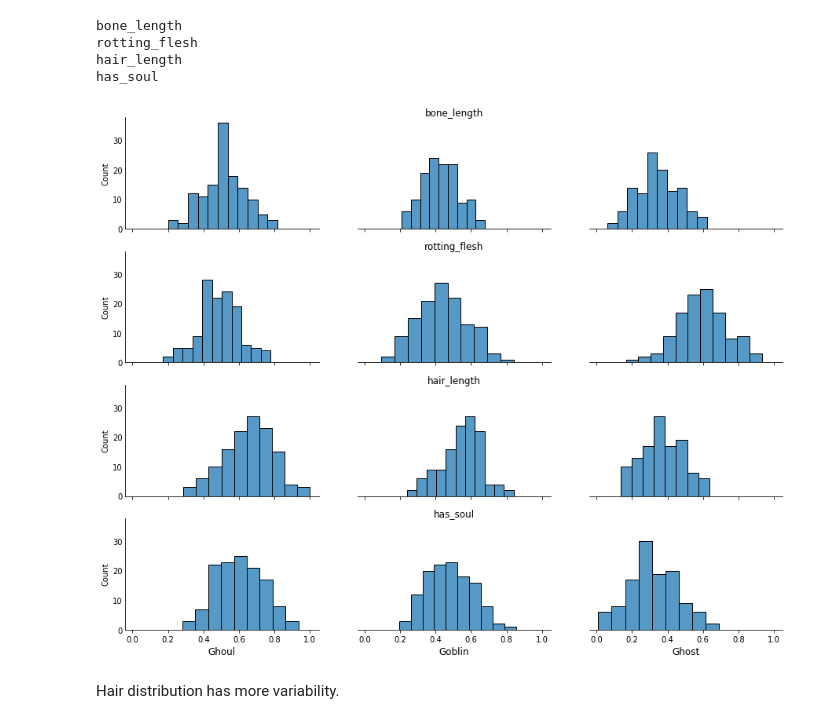
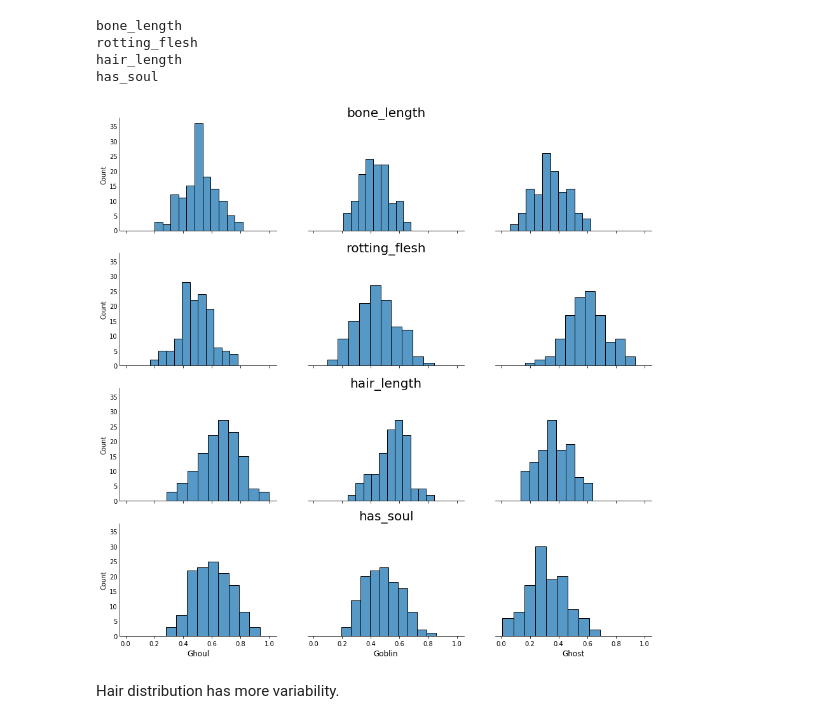
Before and after one commit to Lisstrange/Mini-examples, a Jupyter notebook: ghosts.ipynb, the cells around one changed output. Saved outputs shown, nothing was run; the diff lists cells and outputs as text; code cells hidden in the pictures.

Commit message:
chgd PCA graphs, moved titles

```diff
--- a/ghosts.ipynb
+++ b/ghosts.ipynb
@@ -239,27 +233,27 @@ rotting_flesh
 hair_length
 has_soul
 # %%
-fig, ax = plt.subplots(4, 3, sharex = True, sharey = True, figsize=(15, 12))
+fig, ax = plt.subplots(4, 3, sharex = True, sharey = True, figsize=(15, 15))
 ro = 0
 co = 0
 for t in train['type'].unique():
     for col in train.columns[1:5]:
         sns.histplot(ax=ax[ro, co], x = train[train['type'] == t][col])
         ax[ro, co].spines['right'].set_visible(False)
         ax[ro, co].spines['top'].set_visible(False)
         ax[ro, co].tick_params(axis='y', which=u'both',length=0)
         # ax[ro, co].set_ylabel(col)
         if co == 1:
-            ax[ro, co].set_title(col, pad = 2, fontsize=12)
+            ax[ro, co].set_title(col, pad = 2, fontsize=20)
             ax[ro, co].spines['left'].set_visible(False)
         elif co == 2:
             ax[ro, co].spines['left'].set_visible(False)
         ax[ro, co].set_xlabel(t, fontsize=12)
         ro += 1
     co += 1
     ro = 0
 # %% [output]
-[figure, old version]
+[figure, new version]
 # %% [markdown]
 Hair distribution has more variability.
 # %% [markdown]
```
Also changed, not shown: parts of 11 cells of this notebook.
